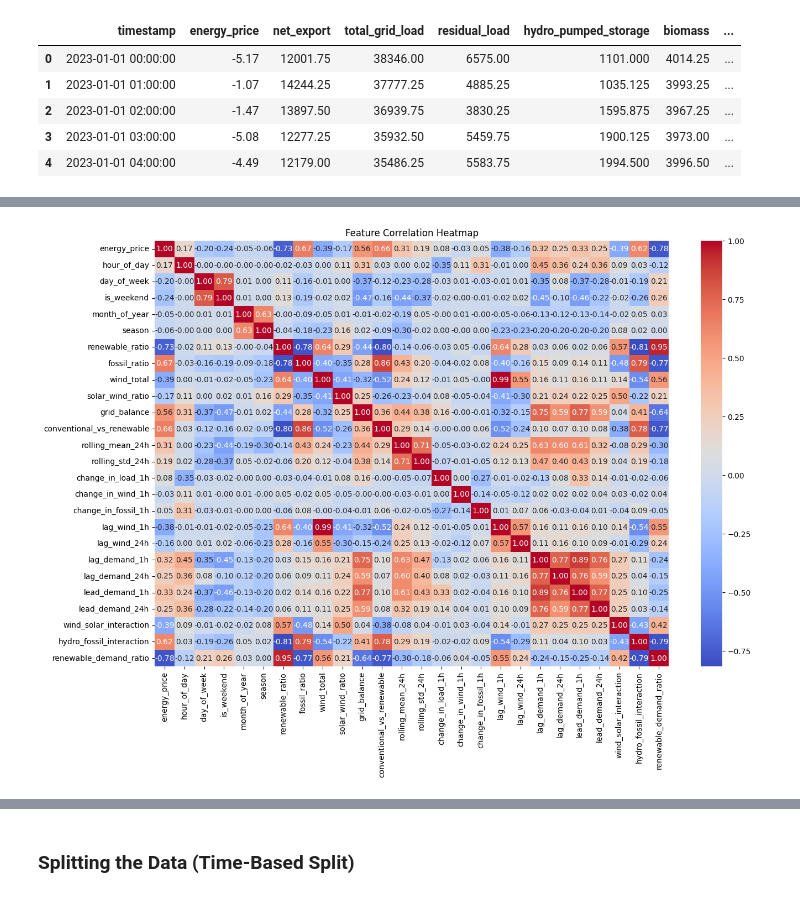
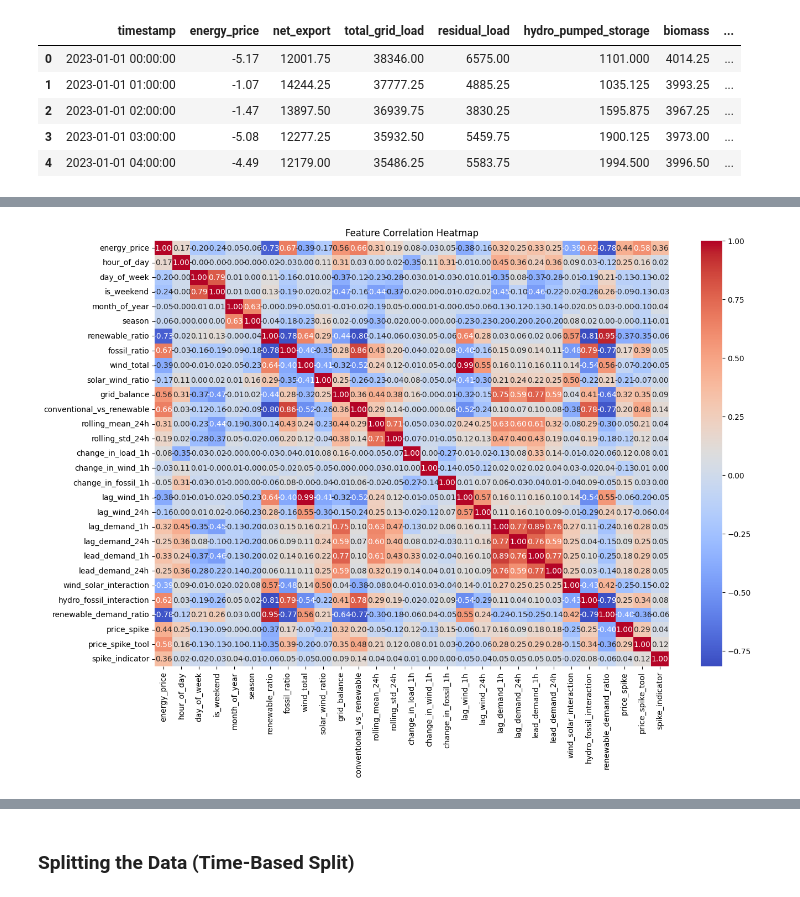
Before and after one commit to apostleoffinance/Energy-Price-Forecast, a Jupyter notebook: Notebooks/forecast_model.ipynb, the cells around one changed output, grey strips where cells are left out. Saved outputs shown, nothing was run; the diff lists cells and outputs as text; code cells hidden in the pictures.

```diff
--- a/Notebooks/forecast_model.ipynb
+++ b/Notebooks/forecast_model.ipynb
@@ -81,3 +81,7 @@ Length: 41, dtype: object
+# %%
+df["price_spike"] = df["price_spike"].astype(int)
+df["price_spike_tool"] = df["price_spike_tool"].astype(int)
+#df["seasonality"] = df["seasonality"].astype(int)
 # %%
 df.fillna(df.mean(), inplace=True)
 #df.fillna(df.interpolate(), inplace=True)
@@ -111,22 +113,23 @@ plt.show()
 # %%
 feature_engineer = df[[
       "energy_price", "hour_of_day", "day_of_week", "is_weekend", "month_of_year",
     "season", "renewable_ratio", "fossil_ratio", "wind_total", "solar_wind_ratio",
     "grid_balance", "conventional_vs_renewable", "rolling_mean_24h", "rolling_std_24h",
     "change_in_load_1h", "change_in_wind_1h", "change_in_fossil_1h", "lag_wind_1h",
     "lag_wind_24h", "lag_demand_1h", "lag_demand_24h", "lead_demand_1h", "lead_demand_24h",
-    "wind_solar_interaction", "hydro_fossil_interaction", "renewable_demand_ratio"
+    "wind_solar_interaction", "hydro_fossil_interaction", "renewable_demand_ratio","price_spike", "price_spike_tool",
+    "spike_indicator"
 ]]
 
 # df_columns = [f"df['{col}']" for col in columns]
 # print(df_columns)
 
 plt.figure(figsize=(15,10))
 sns.heatmap(feature_engineer.corr(), annot=True, cmap='coolwarm', fmt=".2f")
 plt.title("Feature Correlation Heatmap")
 plt.show()
 # %% [output]
-[figure, old version]
+[figure, new version]
 # %%
 feature_engineer.isna().sum().to_list()
 # %% [output]
```
Also changed, not shown: parts of 15 cells of this notebook, 2 other files.
